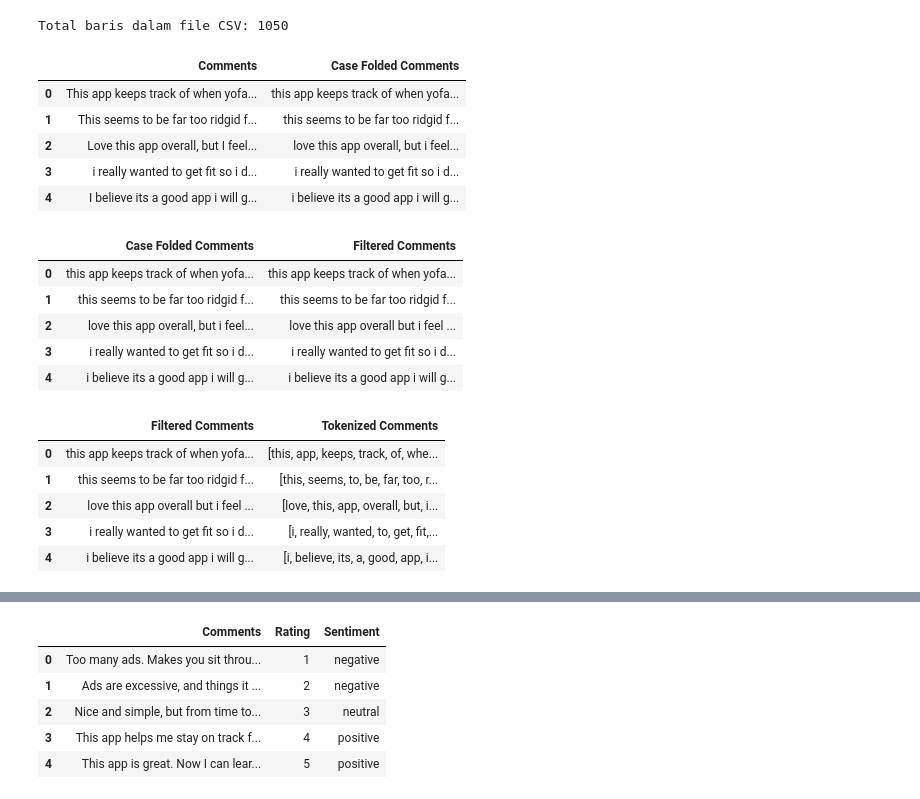
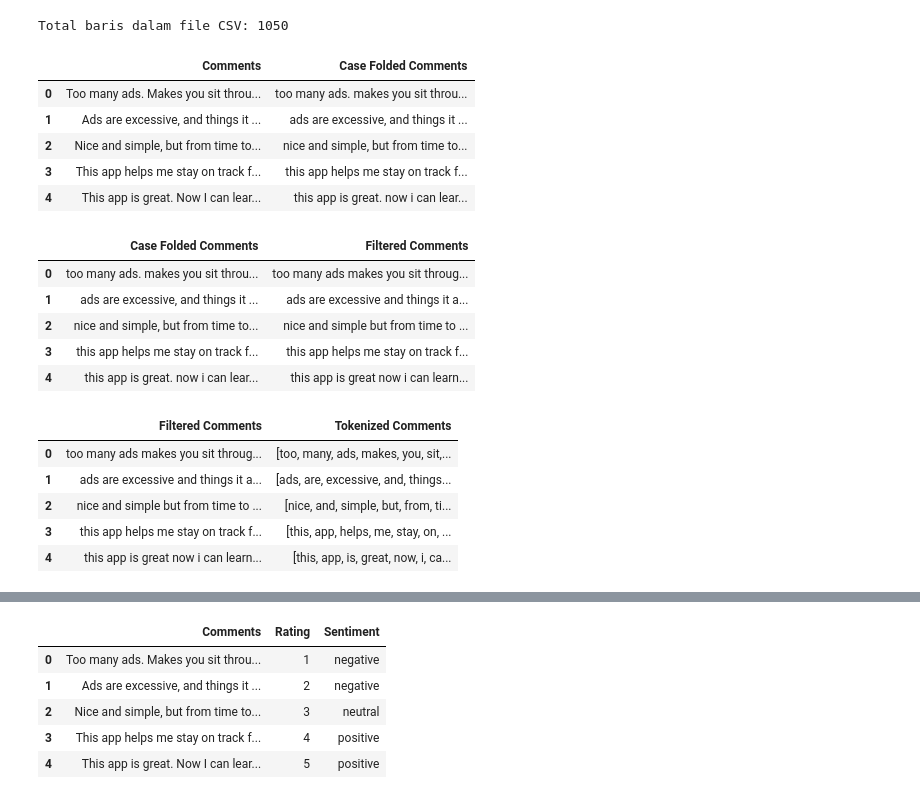
Before and after one commit to VarhanKusuma/Perbandingan_K-NN_dan_NBC_Pada_Sentimen_Ulasan_Aplikasi_Intermittent_Fasting, a Jupyter notebook: SKRIPSI.ipynb, the cells around one changed output, grey strips where cells are left out. Cells and saved outputs as stored; diff of their text form; code cells hidden in the pictures.

```diff
--- a/SKRIPSI.ipynb
+++ b/SKRIPSI.ipynb
@@ -104,22 +100,29 @@ Total baris dalam file CSV: 1050
 # %%
 # @title Membersihkan Dataset (Case Folding)
 
 def case_fold(text):
     # Case Folding: Ubah teks menjadi huruf kecil
     return text.lower()
 
 # Melakukan case folding pada kolom 'Comments' dari dataset
 dataset['Case Folded Comments'] = dataset['Comments'].apply(case_fold)
 
-# Menampilkan dataset setelah melakukan case folding
-dataset[['Comments', 'Case Folded Comments']].head()
+# Menggunakan daftar indeks spesifik untuk memilih baris
+indices = [50, 190, 750, 343, 11]
+subset_indices = dataset[['Comments', 'Case Folded Comments']].iloc[indices]
+
+# Mengatur ulang indeks dan menghapus kolom indeks yang lama
+subset_indices_reset = subset_indices.reset_index(drop=True)
+
+# Menampilkan hasil menggunakan display
+display(subset_indices_reset)
 # %% [output]
 |  | Comments | Case Folded Comments |
-| 0 | This app keeps track of when yofa... | this app keeps track of when yofa... |
-| 1 | This seems to be far too ridgid f... | this seems to be far too ridgid f... |
-| 2 | Love this app overall, but I feel... | love this app overall, but i feel... |
-| 3 | i really wanted to get fit so i d... | i really wanted to get fit so i d... |
-| 4 | I believe its a good app i will g... | i believe its a good app i will g... |
+| 0 | Too many ads. Makes you sit throu... | too many ads. makes you sit throu... |
+| 1 | Ads are excessive, and things it ... | ads are excessive, and things it ... |
+| 2 | Nice and simple, but from time to... | nice and simple, but from time to... |
+| 3 | This app helps me stay on track f... | this app helps me stay on track f... |
+| 4 | This app is great. Now I can lear... | this app is great. now i can lear... |
 # %%
 # @title Membersihkan Dataset (Filtering)
 
@@ -130,15 +133,22 @@ def filter_text(text):
 # Melakukan filtering pada kolom 'Case Folded Comments' dari dataset
 dataset['Filtered Comments'] = dataset['Case Folded Comments'].apply(filter_text)
 
-# Menampilkan dataset setelah melakukan filtering
-dataset[['Case Folded Comments', 'Filtered Comments']].head()
+# Menggunakan daftar indeks spesifik untuk memilih baris
+indices = [50, 190, 750, 343, 11]
+subset_indices = dataset[['Case Folded Comments', 'Filtered Comments']].iloc[indices]
+
+# Mengatur ulang indeks dan menghapus kolom indeks yang lama
+subset_indices_reset = subset_indices.reset_index(drop=True)
+
+# Menampilkan hasil menggunakan display
+display(subset_indices_reset)
 # %% [output]
 |  | Case Folded Comments | Filtered Comments |
-| 0 | this app keeps track of when yofa... | this app keeps track of when yofa... |
-| 1 | this seems to be far too ridgid f... | this seems to be far too ridgid f... |
-| 2 | love this app overall, but i feel... | love this app overall but i feel ... |
-| 3 | i really wanted to get fit so i d... | i really wanted to get fit so i d... |
-| 4 | i believe its a good app i will g... | i believe its a good app i will g... |
+| 0 | too many ads. makes you sit throu... | too many ads makes you sit throug... |
+| 1 | ads are excessive, and things it ... | ads are excessive and things it a... |
+| 2 | nice and simple, but from time to... | nice and simple but from time to ... |
+| 3 | this app helps me stay on track f... | this app helps me stay on track f... |
+| 4 | this app is great. now i can lear... | this app is great now i can learn... |
 # %%
 # @title Membersihkan Dataset (Tokenisasi)
 
@@ -149,15 +159,22 @@ def tokenize_text(text):
 # Melakukan tokenisasi pada kolom 'Comments' dari dataset
 dataset['Tokenized Comments'] = dataset['Filtered Comments'].apply(tokenize_text)
 
-# Menampilkan dataset setelah melakukan tokenisasi
-dataset[['Filtered Comments', 'Tokenized Comments']].head()
+# Menggunakan daftar indeks spesifik untuk memilih baris
+indices = [50, 190, 750, 343, 11]
+subset_indices = dataset[['Filtered Comments', 'Tokenized Comments']].iloc[indices]
+
+# Mengatur ulang indeks dan menghapus kolom indeks yang lama
+subset_indices_reset = subset_indices.reset_index(drop=True)
+
+# Menampilkan hasil menggunakan display
+display(subset_indices_reset)
 # %% [output]
 |  | Filtered Comments | Tokenized Comments |
-| 0 | this app keeps track of when yofa... | [this, app, keeps, track, of, whe... |
-| 1 | this seems to be far too ridgid f... | [this, seems, to, be, far, too, r... |
-| 2 | love this app overall but i feel ... | [love, this, app, overall, but, i... |
-| 3 | i really wanted to get fit so i d... | [i, really, wanted, to, get, fit,... |
-| 4 | i believe its a good app i will g... | [i, believe, its, a, good, app, i... |
+| 0 | too many ads makes you sit throug... | [too, many, ads, makes, you, sit,... |
+| 1 | ads are excessive and things it a... | [ads, are, excessive, and, things... |
+| 2 | nice and simple but from time to ... | [nice, and, simple, but, from, ti... |
+| 3 | this app helps me stay on track f... | [this, app, helps, me, stay, on, ... |
+| 4 | this app is great now i can learn... | [this, app, is, great, now, i, ca... |
 # %%
 # @title Membersihkan Dataset (Stopwords Removal)
 
```
Also changed, not shown: parts of 12 cells of this notebook.
